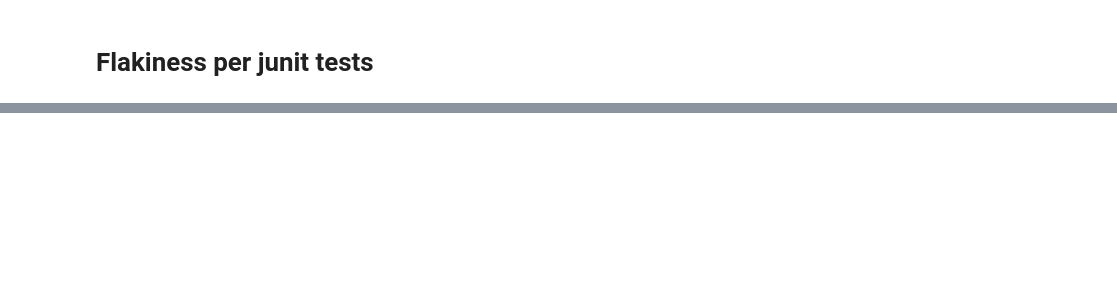
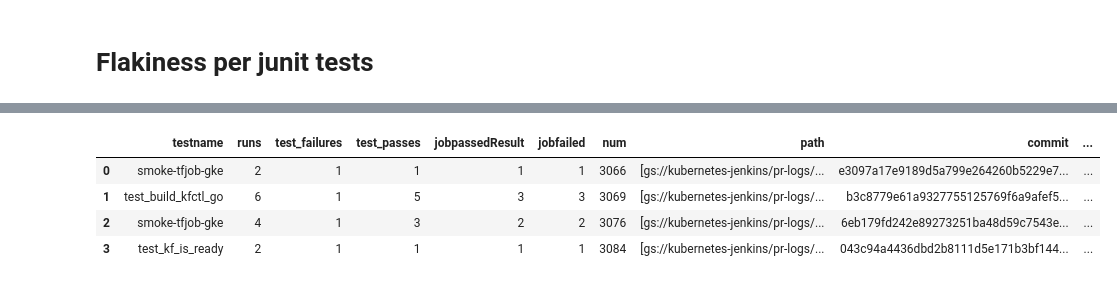
Before and after one commit to kubeflow/testing, a Jupyter notebook: scripts/Flakiness_report.ipynb, the cells around one changed output, grey strips where cells are left out. Cells and saved outputs as stored; diff of their text form; code cells hidden in the pictures; blank space fills up the shorter version.

```diff
--- a/scripts/Flakiness_report.ipynb
+++ b/scripts/Flakiness_report.ipynb
@@ -412,0 +393,10 @@ plt.show()
+# %%
+import pandas as pd
+pd.set_option('display.max_colwidth', -1)
+pd.DataFrame(testkfisready)
+# %% [output]
+|  | testname | runs | test_failures | test_passes | jobpassedResult | jobfailed | num | path | commit | ... |
+| 0 | smoke-tfjob-gke | 2 | 1 | 1 | 1 | 1 | 3066 | [gs://kubernetes-jenkins/pr-logs/... | e3097a17e9189d5a799e264260b5229e7... | ... |
+| 1 | test_build_kfctl_go | 6 | 1 | 5 | 3 | 3 | 3069 | [gs://kubernetes-jenkins/pr-logs/... | b3c8779e61a9327755125769f6a9afef5... | ... |
+| 2 | smoke-tfjob-gke | 4 | 1 | 3 | 2 | 2 | 3076 | [gs://kubernetes-jenkins/pr-logs/... | 6eb179fd242e89273251ba48d59c7543e... | ... |
+| 3 | test_kf_is_ready | 2 | 1 | 1 | 1 | 1 | 3084 | [gs://kubernetes-jenkins/pr-logs/... | 043c94a4436dbd2b8111d5e171b3bf144... | ... |
```
Also changed, not shown: parts of 17 cells of this notebook.
